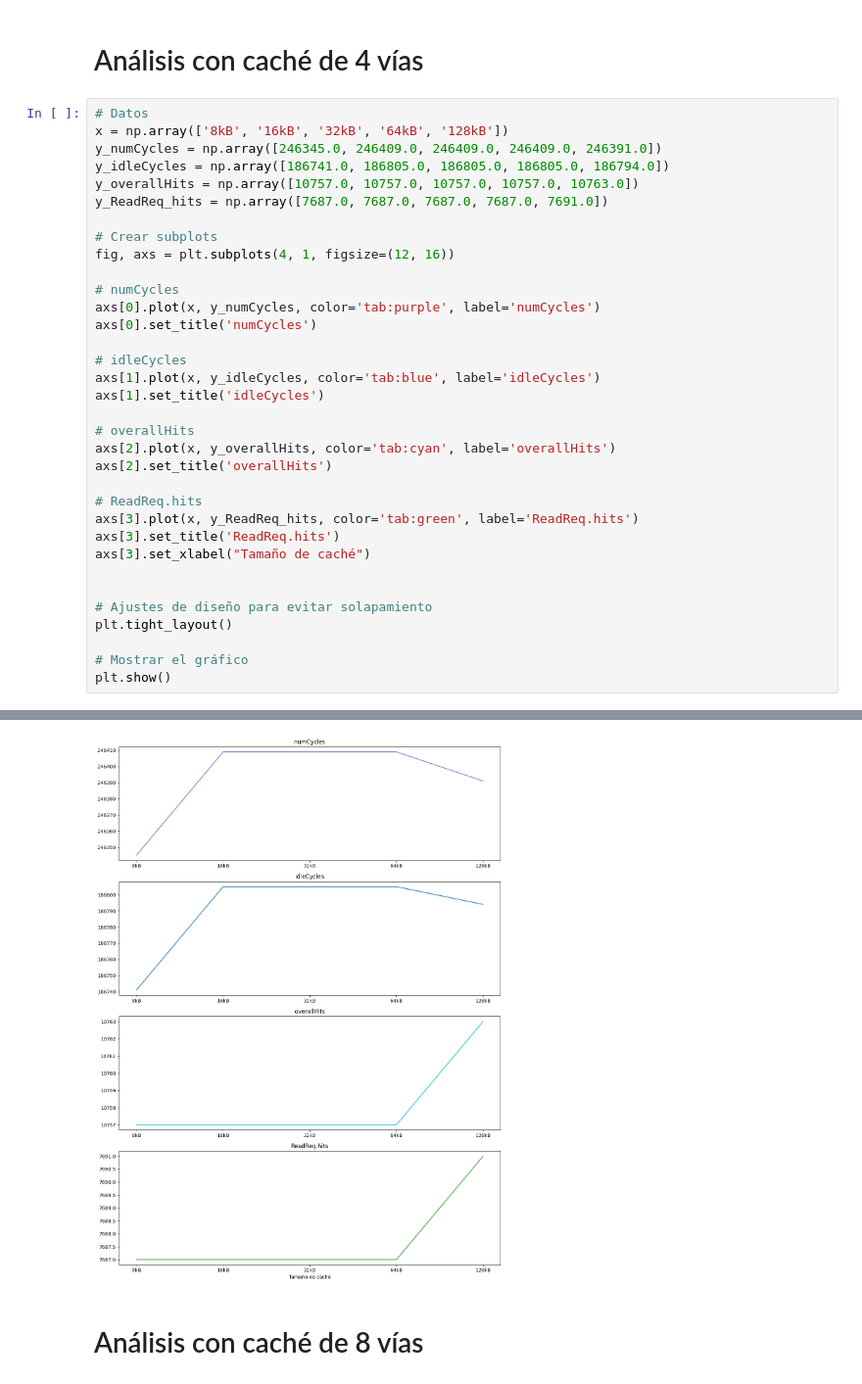
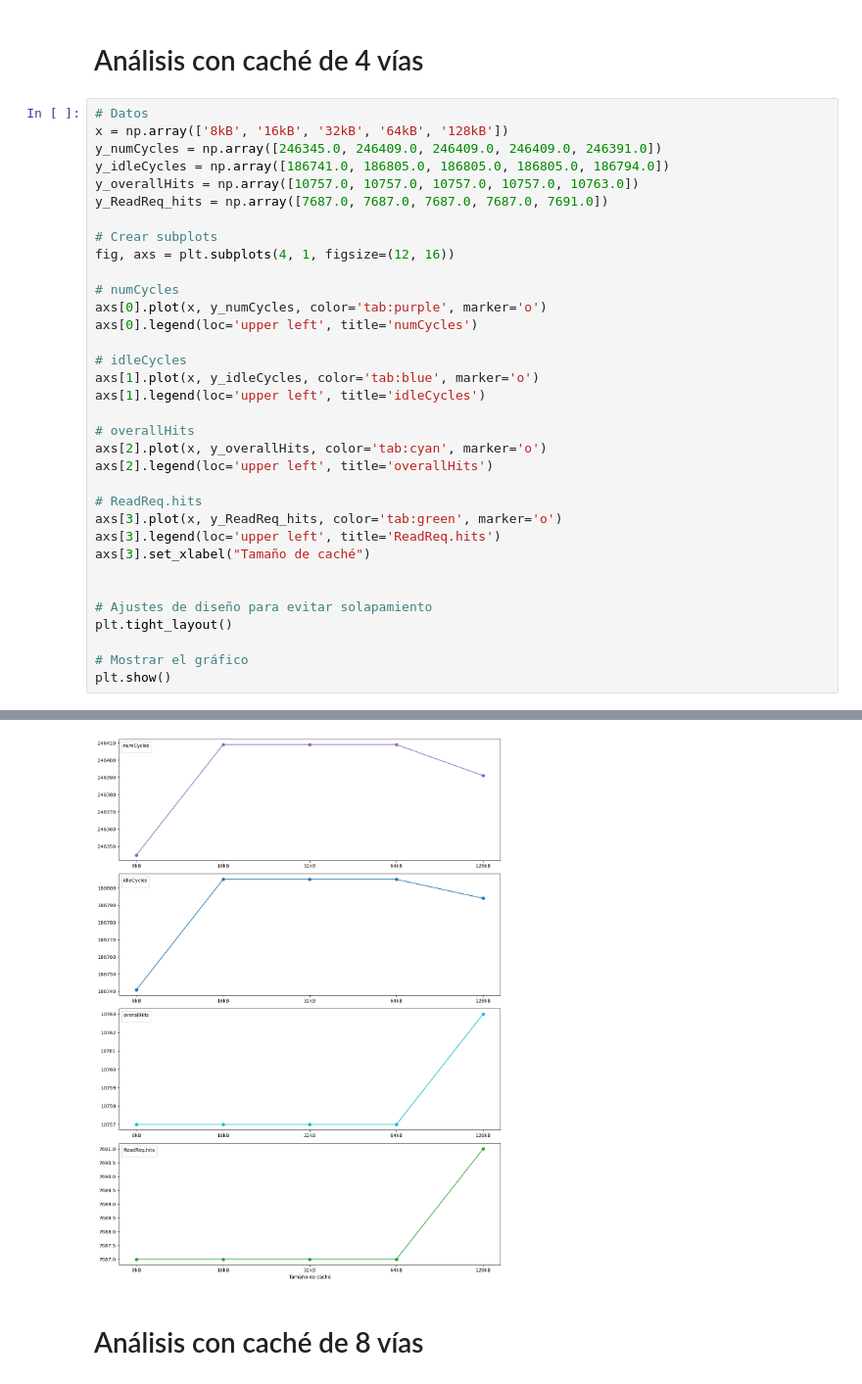
Before and after one commit to JCGoMo/ArquitecturaLabo2, a Jupyter notebook: graficas.ipynb, the cells around one changed output, grey strips where cells are left out. Shown at 98% size. Cells and saved outputs as stored; diff of their text form.

```diff
--- a/graficas.ipynb
+++ b/graficas.ipynb
@@ -91,20 +99,20 @@ y_ReadReq_hits = np.array([7687.0, 7687.0, 7687.0, 7687.0, 7691.0])
 fig, axs = plt.subplots(4, 1, figsize=(12, 16))
 
 # numCycles
-axs[0].plot(x, y_numCycles, color='tab:purple', label='numCycles')
-axs[0].set_title('numCycles')
+axs[0].plot(x, y_numCycles, color='tab:purple', marker='o')
+axs[0].legend(loc='upper left', title='numCycles')
 
 # idleCycles
-axs[1].plot(x, y_idleCycles, color='tab:blue', label='idleCycles')
-axs[1].set_title('idleCycles')
+axs[1].plot(x, y_idleCycles, color='tab:blue', marker='o')
+axs[1].legend(loc='upper left', title='idleCycles')
 
 # overallHits
-axs[2].plot(x, y_overallHits, color='tab:cyan', label='overallHits')
-axs[2].set_title('overallHits')
+axs[2].plot(x, y_overallHits, color='tab:cyan', marker='o')
+axs[2].legend(loc='upper left', title='overallHits')
 
 # ReadReq.hits
-axs[3].plot(x, y_ReadReq_hits, color='tab:green', label='ReadReq.hits')
-axs[3].set_title('ReadReq.hits')
+axs[3].plot(x, y_ReadReq_hits, color='tab:green', marker='o')
+axs[3].legend(loc='upper left', title='ReadReq.hits')
 axs[3].set_xlabel("Tamaño de caché")
 
 
@@ -117,4 +129,4 @@ plt.show()
-[figure, old version]
+[figure, new version]
 # %% [markdown]
 # Análisis con caché de 8 vías
 # %%
```
Also changed, not shown: parts of 4 cells of this notebook.
